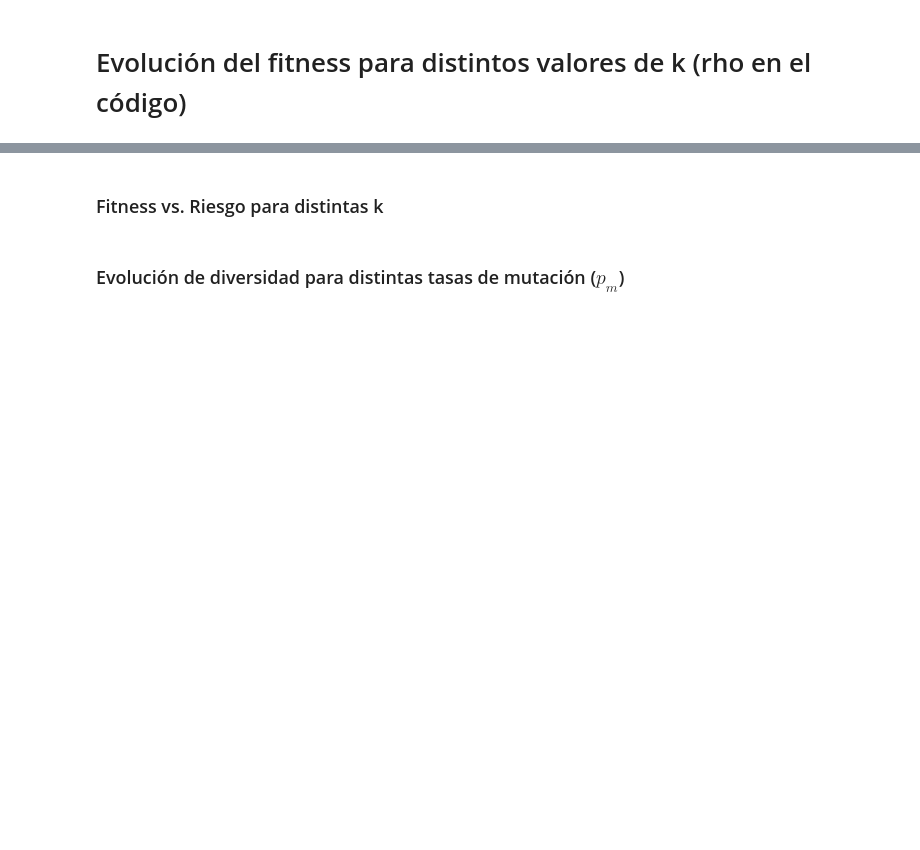
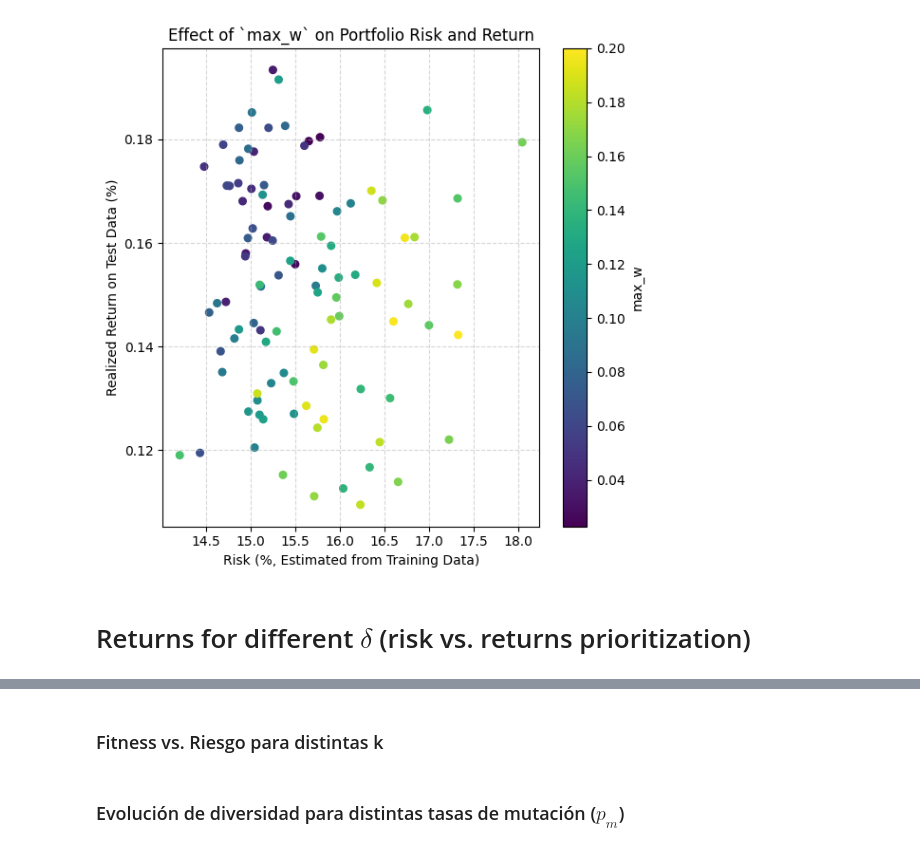
Before and after one commit to PanDomene/Evolutionary-Algorithm-for-Portfolio-Optimization, a Jupyter notebook: results/results.ipynb, the cells around one changed output, grey strips where cells are left out. Saved outputs shown, nothing was run; the diff lists cells and outputs as text; code cells hidden in the pictures; blank space fills up the shorter version.

```diff
--- a/results/results.ipynb
+++ b/results/results.ipynb
@@ -139,0 +95,29 @@ random_mbf_comparison
+# %%
+# Define the range of max_w values to test
+w_start = 1/(0.5 * test_data.shape[1])
+ws = np.linspace(w_start, 0.2, 100)
+
+# Compute test set daily returns
+test_returns = test_data.pct_change().dropna()
+
+# Compute training-set covariance matrix (for risk estimation)
+cov_matrix = train_data.pct_change().dropna().cov()
+
+returns = []
+risks = []
+
+# Loop over each max_w value
+for w in tqdm(ws, desc="Sweeping max_w"):
+    # Initialize and run the EA on training data
+    ea = eva.EA(train_data, max_w=w)
+    ea.run(25)
+
+    # Compute out-of-sample return (realized return on test set)
+    actual_return = 100 * ea.test_returns(test_data, ea.best_chrom)[0]
+
+    # Compute in-sample risk using training covariance matrix
+    model_risk = 100 * ea.volatility(ea.best_chrom)
+
+    # Store both
+    returns.append(actual_return)
+    risks.append(model_risk)
@@ -140,2 +130,18 @@ random_mbf_comparison
+# %%
+# Plot risk-return points, colored by max_w
+fig, ax = plt.subplots(figsize=(6, 6))
+scatter = ax.scatter(risks, returns, c=ws, cmap='viridis', s=30)
+cbar = fig.colorbar(scatter, ax=ax)
+cbar.set_label('max_w')
+
+ax.set_title(r'Effect of `max_w` on Portfolio Risk and Return')
+ax.set_xlabel('Risk (%, Estimated from Training Data)')
+ax.set_ylabel('Realized Return on Test Data (%)')
+ax.grid(True, linestyle='--', alpha=0.5)
+
+plt.tight_layout()
+plt.savefig("max_w__effect.jpg")
+# %% [output]
+[figure, added]
 # %% [markdown]
-# Evolución del fitness para distintos valores de k (rho en el código)
+# Returns for different $\delta$ (risk vs. returns prioritization)
```
Also changed, not shown: parts of 40 cells of this notebook, 19 other files.
